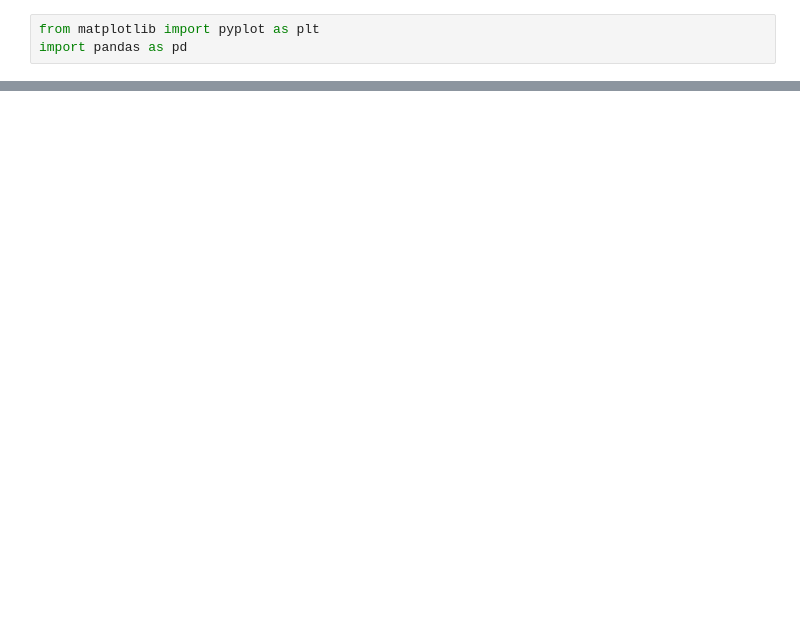
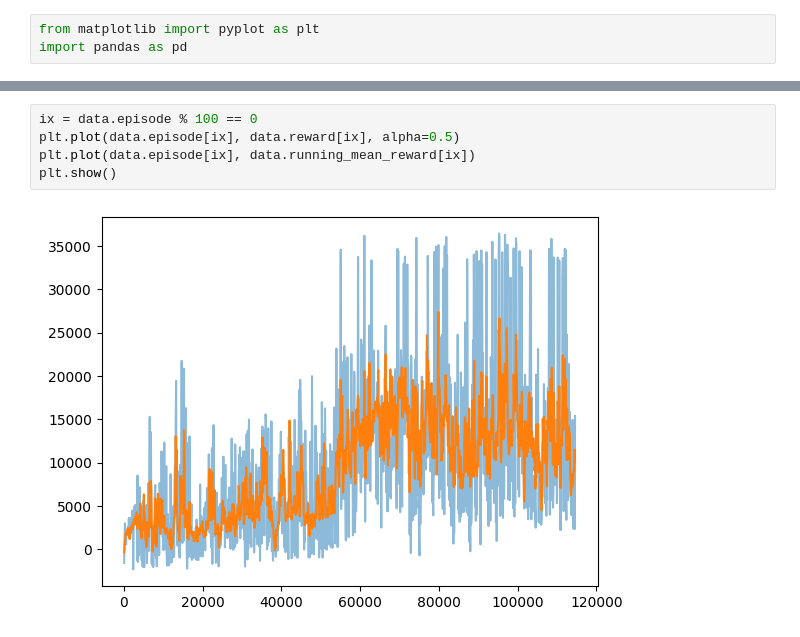
Before and after one commit to stepanmracek/racer-rs, a Jupyter notebook: research/train_reinforce_plot.ipynb, the cells around one changed output, grey strips where cells are left out. Saved outputs shown, nothing was run; the diff lists cells and outputs as text; blank space fills up the shorter version.

```diff
--- a/research/train_reinforce_plot.ipynb
+++ b/research/train_reinforce_plot.ipynb
@@ -26,0 +27,7 @@ plt.show()
+# %%
+ix = data.episode % 100 == 0
+plt.plot(data.episode[ix], data.reward[ix], alpha=0.5)
+plt.plot(data.episode[ix], data.running_mean_reward[ix])
+plt.show()
+# %% [output]
+[figure, added]
```
Also changed, not shown: parts of 2 cells of this notebook, 12 other files.
